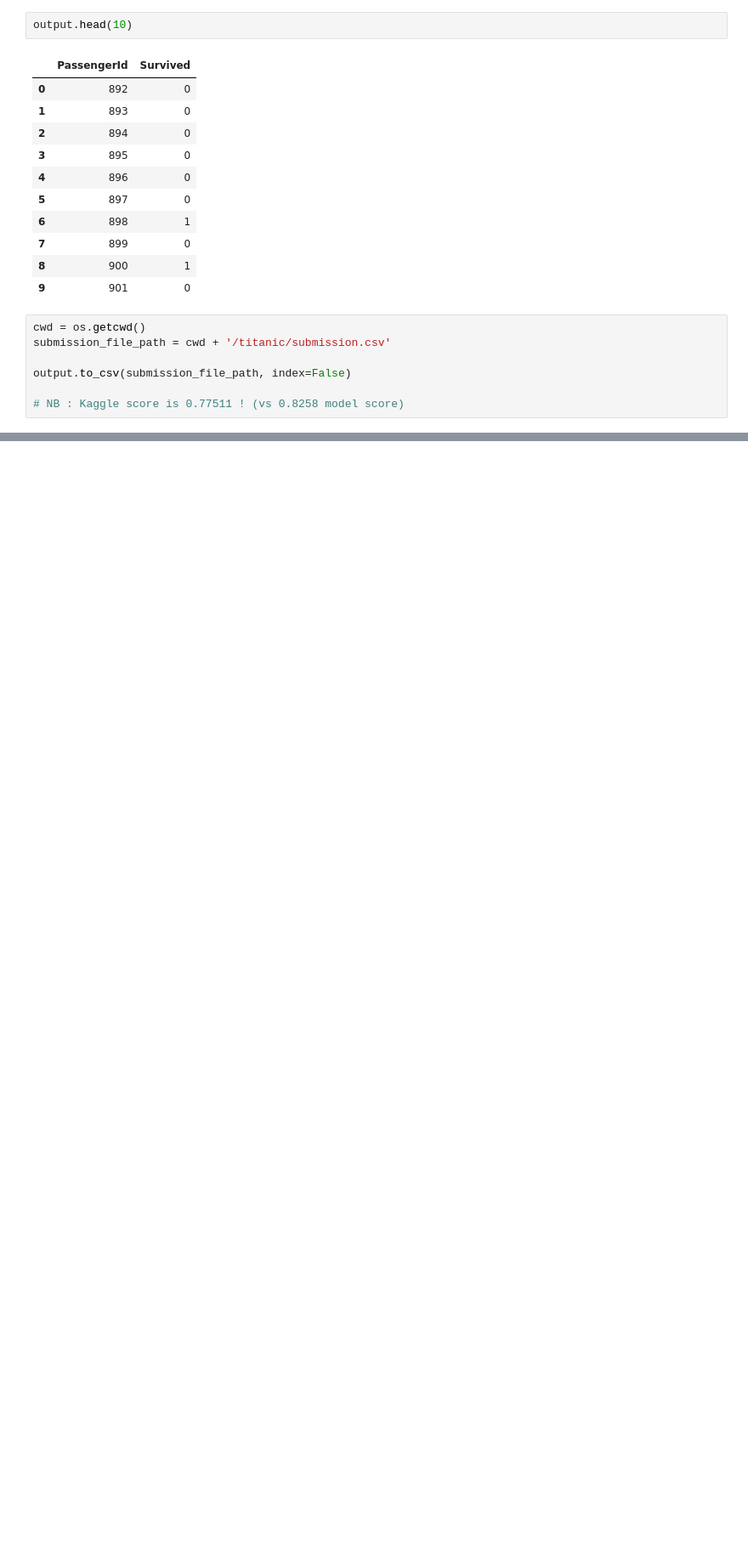
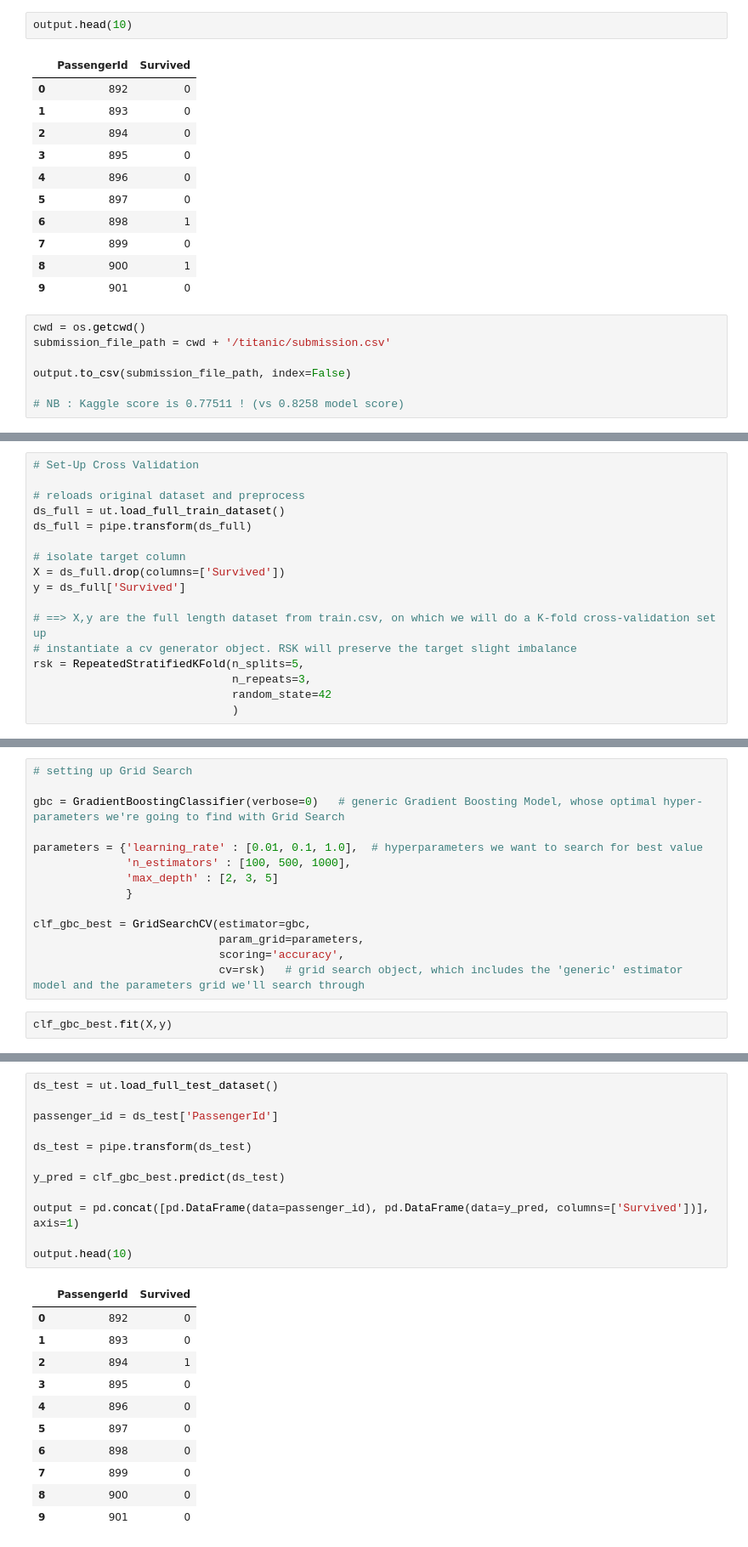
Before and after one commit to KaggleProjectsBenjaminDeporte/KaggleTitanic, a Jupyter notebook: Titanic_Ben.ipynb, the cells around one changed output, grey strips where cells are left out. Shown: that part at 85% size. Saved outputs shown, nothing was run; the diff lists cells and outputs as text; blank space fills up the shorter version.

Commit message:
Gradient Boosting model with CV and Grid Search

```diff
--- a/Titanic_Ben.ipynb
+++ b/Titanic_Ben.ipynb
@@ -623,0 +635,17 @@ output.to_csv(submission_file_path, index=False)
+# %%
+# Set-Up Cross Validation
+
+# reloads original dataset and preprocess
+ds_full = ut.load_full_train_dataset()
+ds_full = pipe.transform(ds_full)
+
+# isolate target column
+X = ds_full.drop(columns=['Survived'])
+y = ds_full['Survived']
+
+# ==> X,y are the full length dataset from train.csv, on which we will do a K-fold cross-validation set up
+# instantiate a cv generator object. RSK will preserve the target slight imbalance
+rsk = RepeatedStratifiedKFold(n_splits=5,
+                              n_repeats=3,
+                              random_state=42
+                              )
@@ -623,0 +663,16 @@ output.to_csv(submission_file_path, index=False)
+# %%
+# setting up Grid Search
+
+gbc = GradientBoostingClassifier(verbose=0)   # generic Gradient Boosting Model, whose optimal hyper-parameters we're going to find with Grid Search
+
+parameters = {'learning_rate' : [0.01, 0.1, 1.0],  # hyperparameters we want to search for best value
+              'n_estimators' : [100, 500, 1000],
+              'max_depth' : [2, 3, 5]
+              }
+
+clf_gbc_best = GridSearchCV(estimator=gbc,
+                            param_grid=parameters,
+                            scoring='accuracy',
+                            cv=rsk)   # grid search object, which includes the 'generic' estimator model and the parameters grid we'll search through
+# %%
+clf_gbc_best.fit(X,y)
@@ -623,0 +696,24 @@ output.to_csv(submission_file_path, index=False)
+# %%
+ds_test = ut.load_full_test_dataset()
+
+passenger_id = ds_test['PassengerId']
+
+ds_test = pipe.transform(ds_test)
+
+y_pred = clf_gbc_best.predict(ds_test)
+
+output = pd.concat([pd.DataFrame(data=passenger_id), pd.DataFrame(data=y_pred, columns=['Survived'])], axis=1)
+
+output.head(10)
+# %% [output]
+|  | PassengerId | Survived |
+| 0 | 892 | 0 |
+| 1 | 893 | 0 |
+| 2 | 894 | 1 |
+| 3 | 895 | 0 |
+| 4 | 896 | 0 |
+| 5 | 897 | 0 |
+| 6 | 898 | 0 |
+| 7 | 899 | 0 |
+| 8 | 900 | 0 |
+| 9 | 901 | 0 |
```
Also changed, not shown: parts of 10 cells of this notebook.
